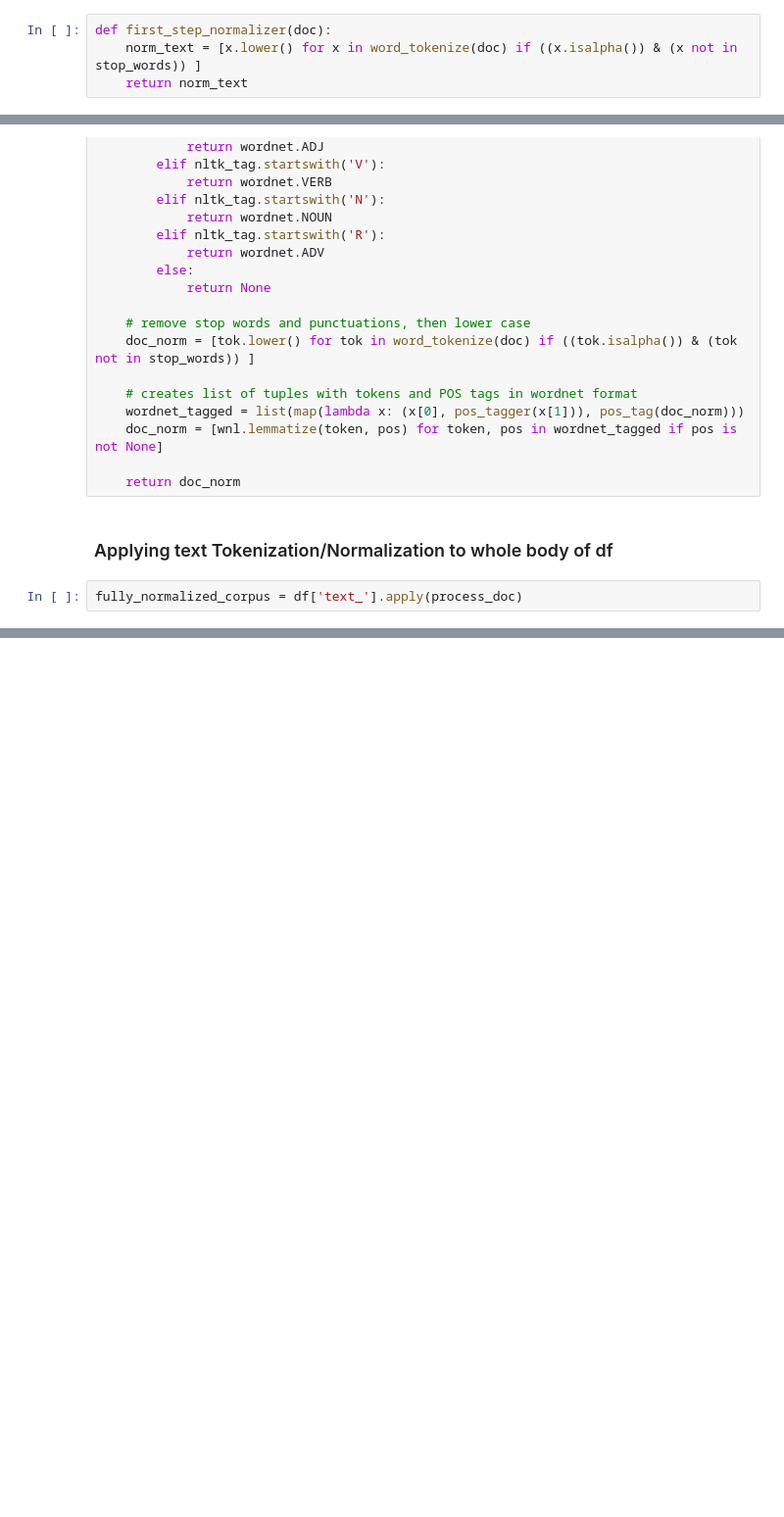
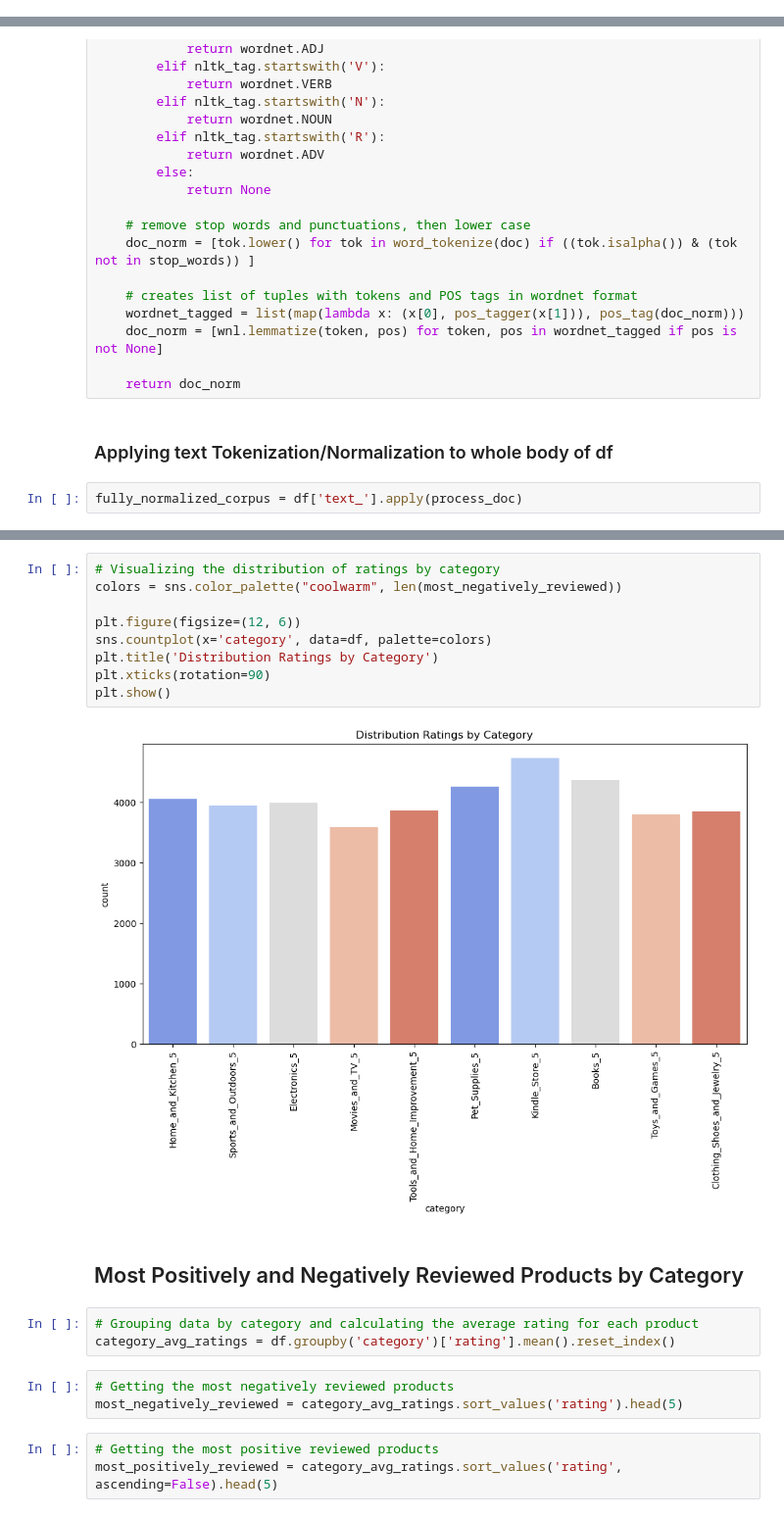
Before and after one commit to serbinaekaterinai/NLP-Review-Detector, a Jupyter notebook: Ekaterina/Project.ipynb, the cells around one changed output, grey strips where cells are left out. Shown: that part at 98% size. Saved outputs shown, nothing was run; the diff lists cells and outputs as text; blank space fills up the shorter version.

```diff
--- a/Ekaterina/Project.ipynb
+++ b/Ekaterina/Project.ipynb
@@ -99,4 +80,0 @@ print(stop_words[0:5])
-# %%
-def first_step_normalizer(doc):
-    norm_text = [x.lower() for x in word_tokenize(doc) if ((x.isalpha()) & (x not in stop_words)) ]
-    return norm_text
@@ -204,0 +198,22 @@ Name: text_, Length: 40432, dtype: object
+# %%
+# Visualizing the distribution of ratings by category
+colors = sns.color_palette("coolwarm", len(most_negatively_reviewed))
+
+plt.figure(figsize=(12, 6))
+sns.countplot(x='category', data=df, palette=colors)
+plt.title('Distribution Ratings by Category')
+plt.xticks(rotation=90)
+plt.show()
+# %% [output]
+[figure, added]
+# %% [markdown]
+## Most Positively and Negatively Reviewed Products by Category
+# %%
+# Grouping data by category and calculating the average rating for each product
+category_avg_ratings = df.groupby('category')['rating'].mean().reset_index()
+# %%
+# Getting the most negatively reviewed products
+most_negatively_reviewed = category_avg_ratings.sort_values('rating').head(5)
+# %%
+# Getting the most positive reviewed products
+most_positively_reviewed = category_avg_ratings.sort_values('rating', ascending=False).head(5)
```
Also changed, not shown: parts of 29 cells of this notebook, 7 other files.
